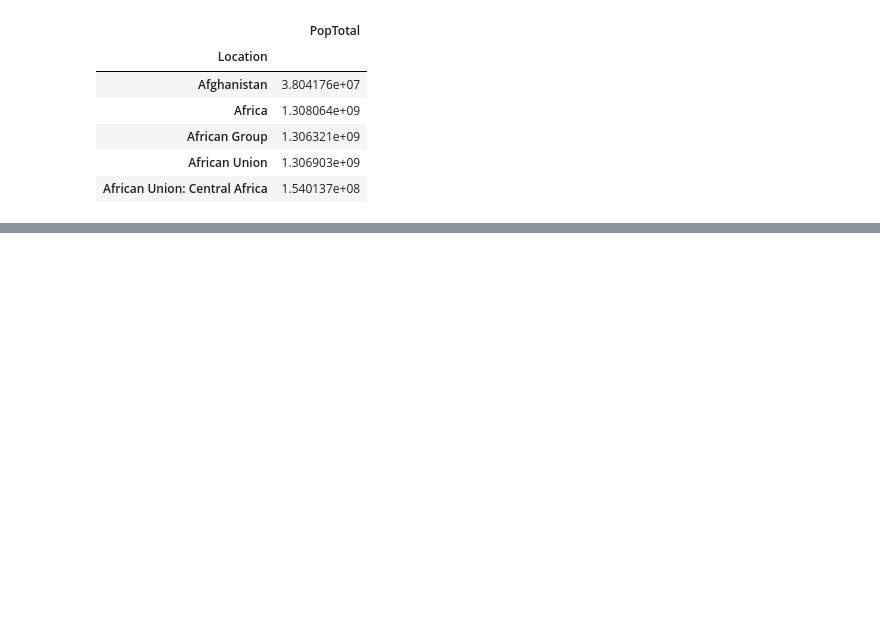
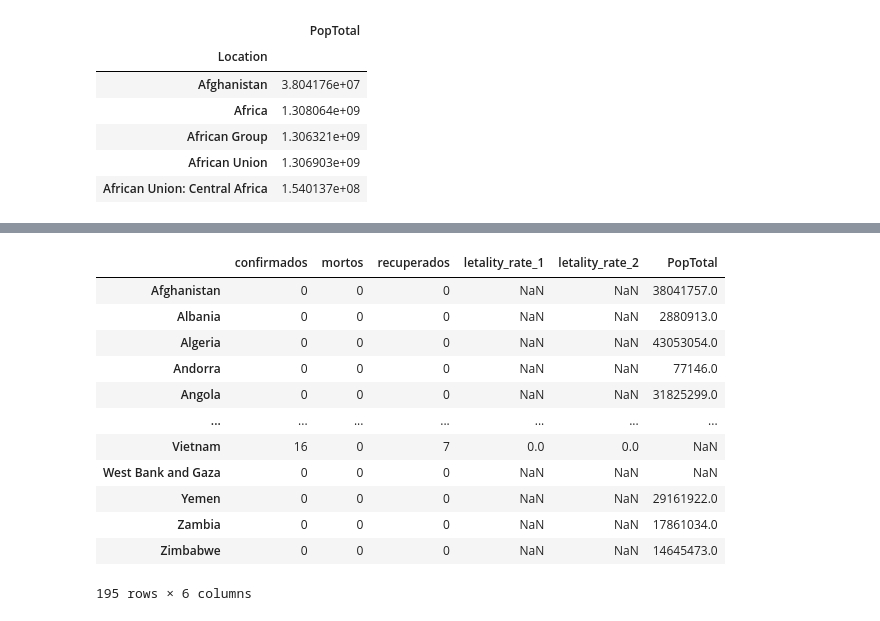
Before and after one commit to Helsonfs/Estudos_data_science_cvirus, a Jupyter notebook: Estudos_Data_Science_Covid_19.ipynb, the cells around one changed output, grey strips where cells are left out. Saved outputs shown, nothing was run; the diff lists cells and outputs as text; code cells hidden in the pictures; blank space fills up the shorter version.

```diff
--- a/Estudos_Data_Science_Covid_19.ipynb
+++ b/Estudos_Data_Science_Covid_19.ipynb
@@ -601,0 +599,16 @@ TypeError: ignored
+# %%
+combinados.join(un_populacao_total)
+# %% [output]
+|  | confirmados | mortos | recuperados | letality_rate_1 | letality_rate_2 | PopTotal |
+| Afghanistan | 0 | 0 | 0 | NaN | NaN | 38041757.0 |
+| Albania | 0 | 0 | 0 | NaN | NaN | 2880913.0 |
+| Algeria | 0 | 0 | 0 | NaN | NaN | 43053054.0 |
+| Andorra | 0 | 0 | 0 | NaN | NaN | 77146.0 |
+| Angola | 0 | 0 | 0 | NaN | NaN | 31825299.0 |
+| ... | ... | ... | ... | ... | ... | ... |
+| Vietnam | 16 | 0 | 7 | 0.0 | 0.0 | NaN |
+| West Bank and Gaza | 0 | 0 | 0 | NaN | NaN | NaN |
+| Yemen | 0 | 0 | 0 | NaN | NaN | 29161922.0 |
+| Zambia | 0 | 0 | 0 | NaN | NaN | 17861034.0 |
+| Zimbabwe | 0 | 0 | 0 | NaN | NaN | 14645473.0 |
+195 rows × 6 columns
```
Also changed, not shown: parts of 24 cells of this notebook.
